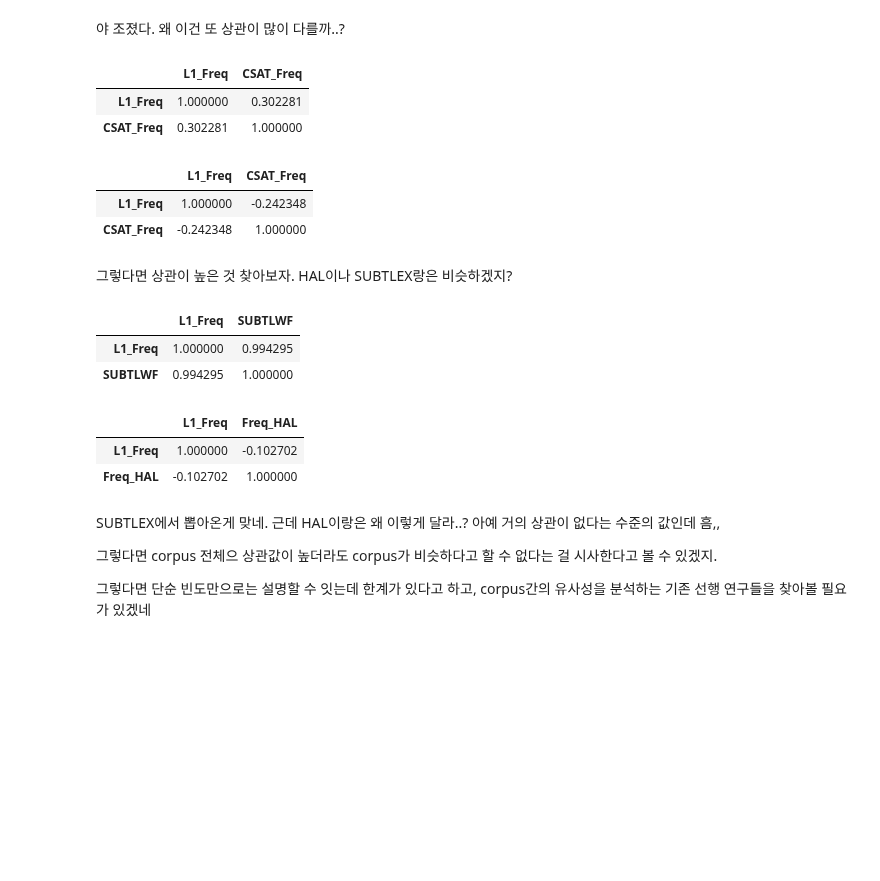
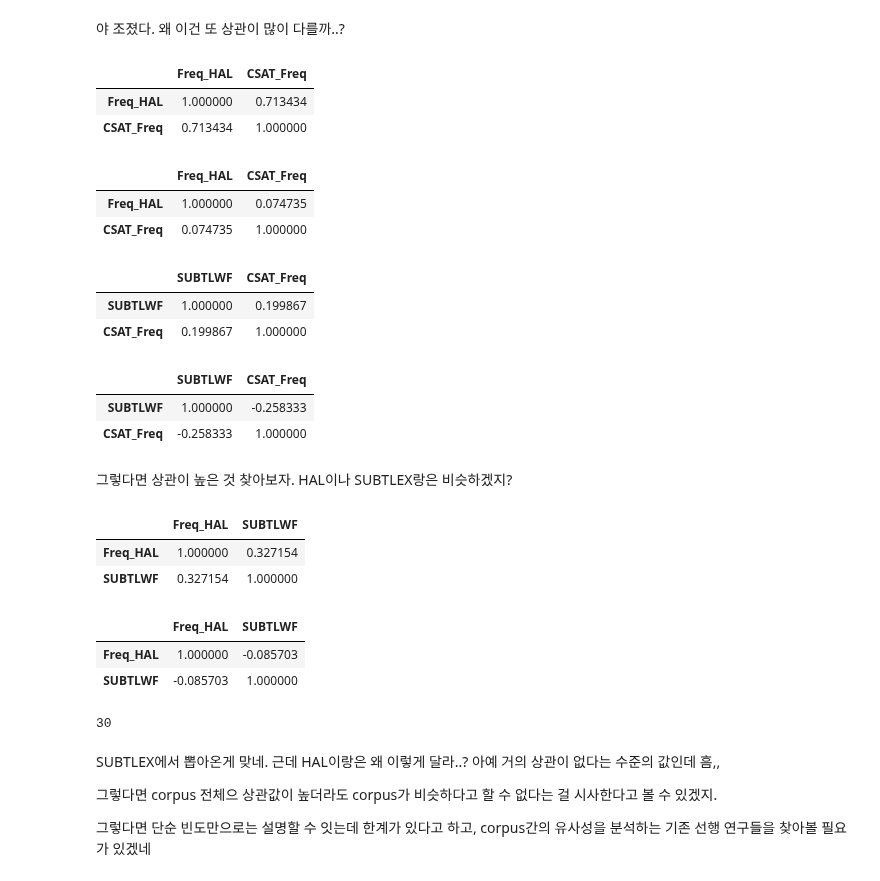
Before and after one commit to irregular6612/english-corpus-comparison, a Jupyter notebook: src/notebooks/L1-L2-Comp.ipynb, the cells around one changed output. Saved outputs shown, nothing was run; the diff lists cells and outputs as text; code cells hidden in the pictures; blank space fills up the shorter version.

```diff
--- a/src/notebooks/L1-L2-Comp.ipynb
+++ b/src/notebooks/L1-L2-Comp.ipynb
@@ -78,31 +78,47 @@ df
 # %% [markdown]
 야 조졌다. 왜 이건 또 상관이 많이 다를까..?
 # %%
-pd.merge(df, HF_df, how='inner', on='Word')[['L1_Freq', 'CSAT_Freq']].corr()
+pd.merge(df, HF_df, how='inner', on='Word')[['Freq_HAL', 'CSAT_Freq']].corr()
 # %% [output]
-|  | L1_Freq | CSAT_Freq |
-| L1_Freq | 1.000000 | 0.302281 |
-| CSAT_Freq | 0.302281 | 1.000000 |
+|  | Freq_HAL | CSAT_Freq |
+| Freq_HAL | 1.000000 | 0.713434 |
+| CSAT_Freq | 0.713434 | 1.000000 |
+# %%
+pd.merge(df, LF_df, how='inner', on='Word')[['Freq_HAL', 'CSAT_Freq']].corr()
+# %% [output]
+|  | Freq_HAL | CSAT_Freq |
+| Freq_HAL | 1.000000 | 0.074735 |
+| CSAT_Freq | 0.074735 | 1.000000 |
 # %%
-pd.merge(df, LF_df, how='inner', on='Word')[['L1_Freq', 'CSAT_Freq']].corr()
+pd.merge(df, HF_df, how='inner', on='Word')[['SUBTLWF', 'CSAT_Freq']].corr()
 # %% [output]
-|  | L1_Freq | CSAT_Freq |
-| L1_Freq | 1.000000 | -0.242348 |
-| CSAT_Freq | -0.242348 | 1.000000 |
+|  | SUBTLWF | CSAT_Freq |
+| SUBTLWF | 1.000000 | 0.199867 |
+| CSAT_Freq | 0.199867 | 1.000000 |
+# %%
+pd.merge(df, LF_df, how='inner', on='Word')[['SUBTLWF', 'CSAT_Freq']].corr()
+# %% [output]
+|  | SUBTLWF | CSAT_Freq |
+| SUBTLWF | 1.000000 | -0.258333 |
+| CSAT_Freq | -0.258333 | 1.000000 |
 # %% [markdown]
 그렇다면 상관이 높은 것 찾아보자. HAL이나 SUBTLEX랑은 비슷하겠지?
 # %%
-pd.merge(df, LF_df, how='inner', on='Word')[['L1_Freq', 'SUBTLWF']].corr()
+pd.merge(df, HF_df, how='inner', on='Word')[['Freq_HAL', 'SUBTLWF']].corr()
 # %% [output]
-|  | L1_Freq | SUBTLWF |
-| L1_Freq | 1.000000 | 0.994295 |
-| SUBTLWF | 0.994295 | 1.000000 |
+|  | Freq_HAL | SUBTLWF |
+| Freq_HAL | 1.000000 | 0.327154 |
+| SUBTLWF | 0.327154 | 1.000000 |
-# %%
-pd.merge(df, LF_df, how='inner', on='Word')[['L1_Freq', 'Freq_HAL']].corr()
-# %% [output]
-|  | L1_Freq | Freq_HAL |
-| L1_Freq | 1.000000 | -0.102702 |
-| Freq_HAL | -0.102702 | 1.000000 |
+# %%
+pd.merge(df, LF_df, how='inner', on='Word')[['Freq_HAL', 'SUBTLWF']].corr()
+# %% [output]
+|  | Freq_HAL | SUBTLWF |
+| Freq_HAL | 1.000000 | -0.085703 |
+| SUBTLWF | -0.085703 | 1.000000 |
+# %%
+len(HF_df)
+# %% [output]
+30
 # %% [markdown]
 SUBTLEX에서 뽑아온게 맞네. 근데 HAL이랑은  왜 이렇게 달라..? 아예 거의 상관이 없다는 수준의 값인데 흠,,
 
```
Also changed, not shown: parts of 53 cells of this notebook.
